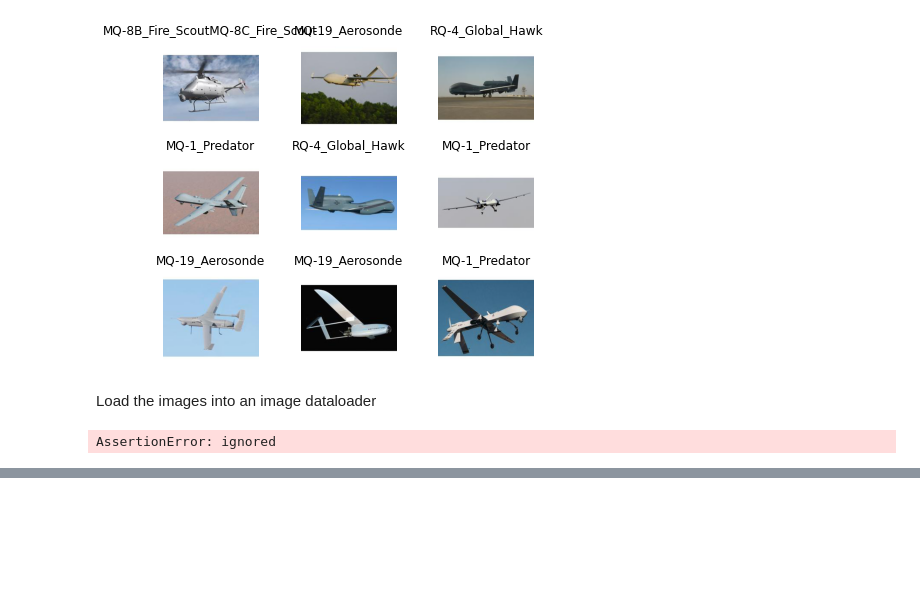
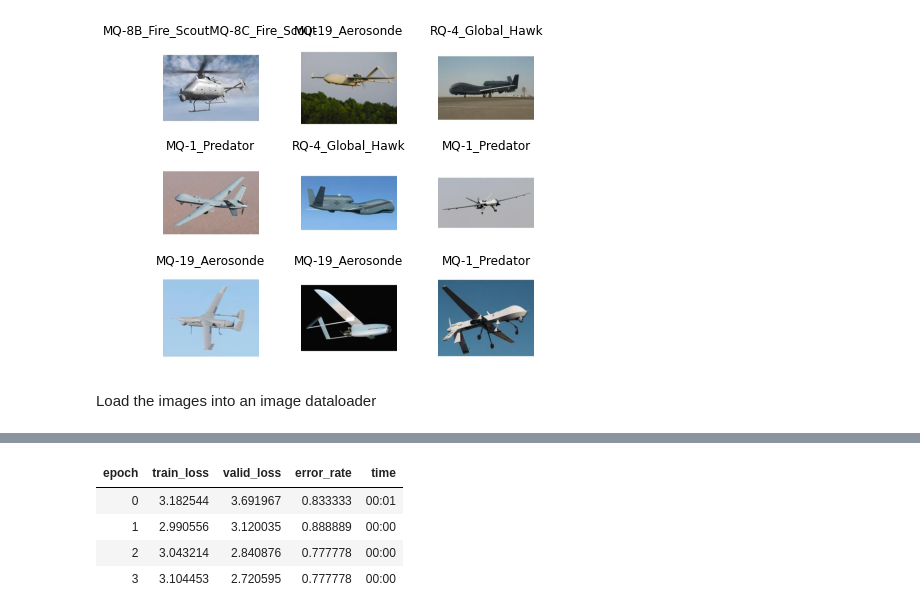
Before and after one commit to frasercrichton/fastai2-learning, a Jupyter notebook: nbs/drone.ipynb, the cells around one changed output, grey strips where cells are left out. Drawn from its saved outputs; the diff is of its cells as text; code cells hidden in the pictures; blank space fills up the shorter version.

```diff
--- a/nbs/drone.ipynb
+++ b/nbs/drone.ipynb
@@ -72,9 +72,7 @@ dls.show_batch(max_n=9, figsize=(7,6))
 [figure]
 # %% [markdown]
 Load the images into an image dataloader
-# %%
-dls = ImageDataLoaders.from_name_re(
-    path, fnames, pat=r'(.+)_\d+.jpg$', item_tfms=Resize(460), bs=bs,
-    batch_tfms=[*aug_transforms(size=224, min_scale=0.75), Normalize.from_stats(*imagenet_stats)])
-# %% [output]
-AssertionError: ignored
+# %%
+learn = cnn_learner(dls, resnet34, metrics=error_rate).to_fp16()
+learn.fit_one_cycle(4)
+# %% [output]
@@ -80,0 +80,5 @@ AssertionError: ignored
+| epoch | train_loss | valid_loss | error_rate | time |
+| 0 | 3.182544 | 3.691967 | 0.833333 | 00:01 |
+| 1 | 2.990556 | 3.120035 | 0.888889 | 00:00 |
+| 2 | 3.043214 | 2.840876 | 0.777778 | 00:00 |
+| 3 | 3.104453 | 2.720595 | 0.777778 | 00:00 |
```
Also changed, not shown: parts of 7 cells of this notebook.
